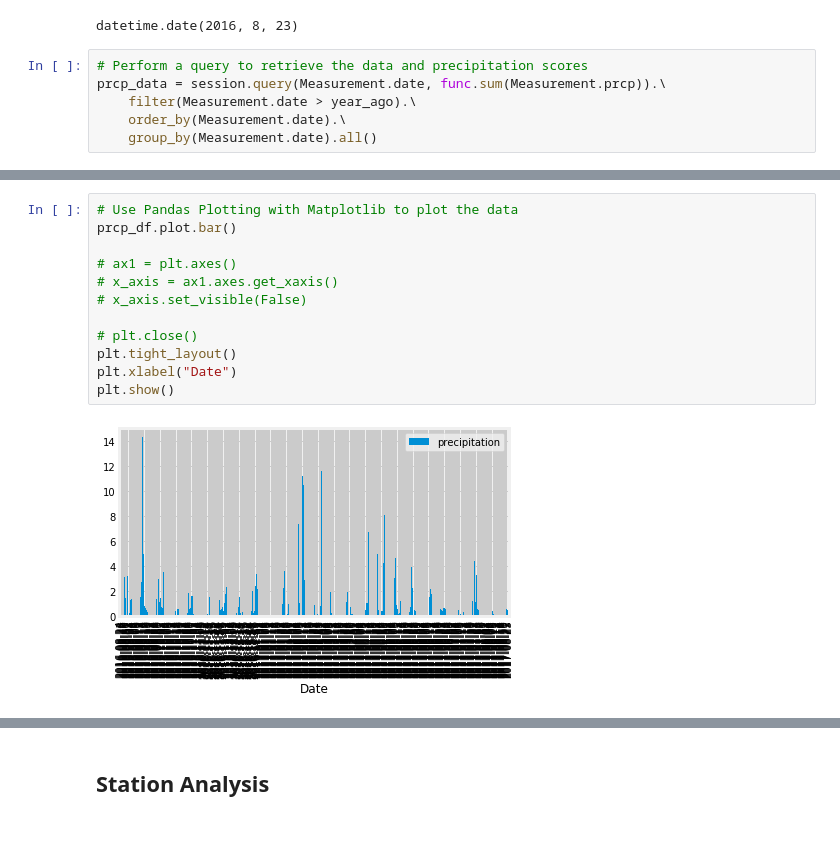
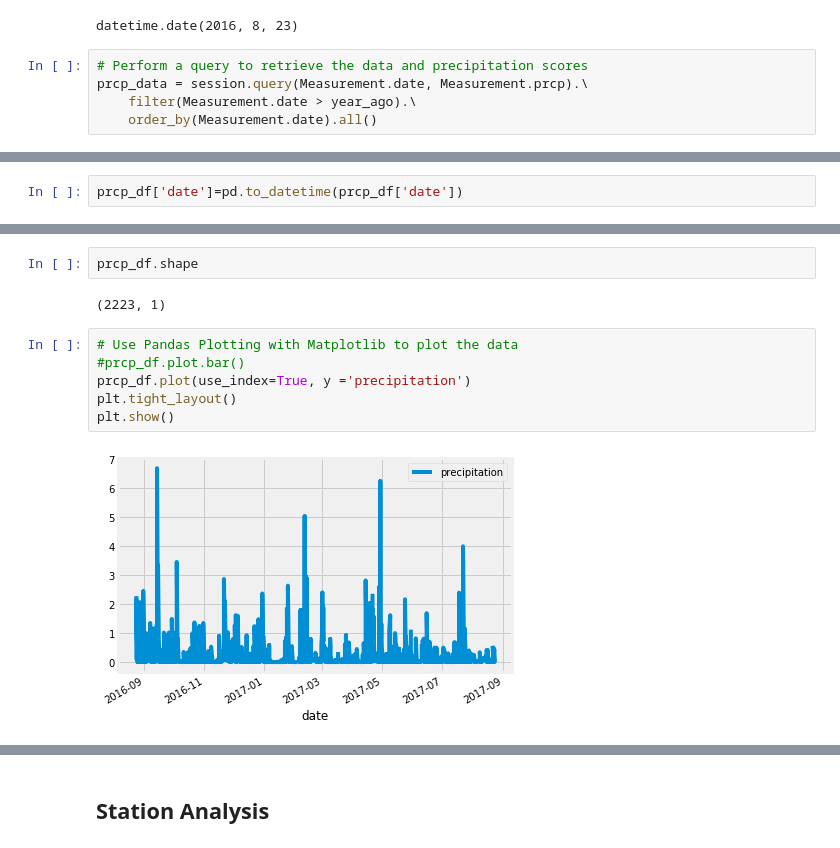
Before and after one commit to sponre01/Data-Science-Bootcamp-Homework, a Jupyter notebook: Homework_8_Advanced-Data-Storage-and-Retrieval/climate_analysis.ipynb, the cells around one changed output, grey strips where cells are left out. Cells and saved outputs as stored; diff of their text form.

```diff
--- a/Homework_8_Advanced-Data-Storage-and-Retrieval/climate_analysis.ipynb
+++ b/Homework_8_Advanced-Data-Storage-and-Retrieval/climate_analysis.ipynb
@@ -62,10 +62,9 @@ year_ago
 datetime.date(2016, 8, 23)
 # %%
 # Perform a query to retrieve the data and precipitation scores
-prcp_data = session.query(Measurement.date, func.sum(Measurement.prcp)).\
+prcp_data = session.query(Measurement.date, Measurement.prcp).\
     filter(Measurement.date > year_ago).\
-    order_by(Measurement.date).\
-    group_by(Measurement.date).all()
+    order_by(Measurement.date).all()
 # %%
 # Save the query results as a Pandas DataFrame and set the index to the date column
 prcp_df = pd.DataFrame(prcp_data, columns=['date', 'precipitation'])
@@ -72,0 +84,2 @@ prcp_df.set_index('date', inplace=True)
+# %%
+prcp_df['date']=pd.to_datetime(prcp_df['date'])
@@ -73,14 +102,12 @@ prcp_df.set_index('date', inplace=True)
+# %%
+prcp_df.shape
+# %% [output]
+(2223, 1)
 # %%
 # Use Pandas Plotting with Matplotlib to plot the data
-prcp_df.plot.bar()
-
-# ax1 = plt.axes()
-# x_axis = ax1.axes.get_xaxis()
-# x_axis.set_visible(False)
-
-# plt.close()
+#prcp_df.plot.bar()
+prcp_df.plot(use_index=True, y ='precipitation')
 plt.tight_layout()
-plt.xlabel("Date")
 plt.show()
 # %% [output]
-[figure, old version]
+[figure, new version]
```
Also changed, not shown: parts of 18 cells of this notebook, 1 other file.
